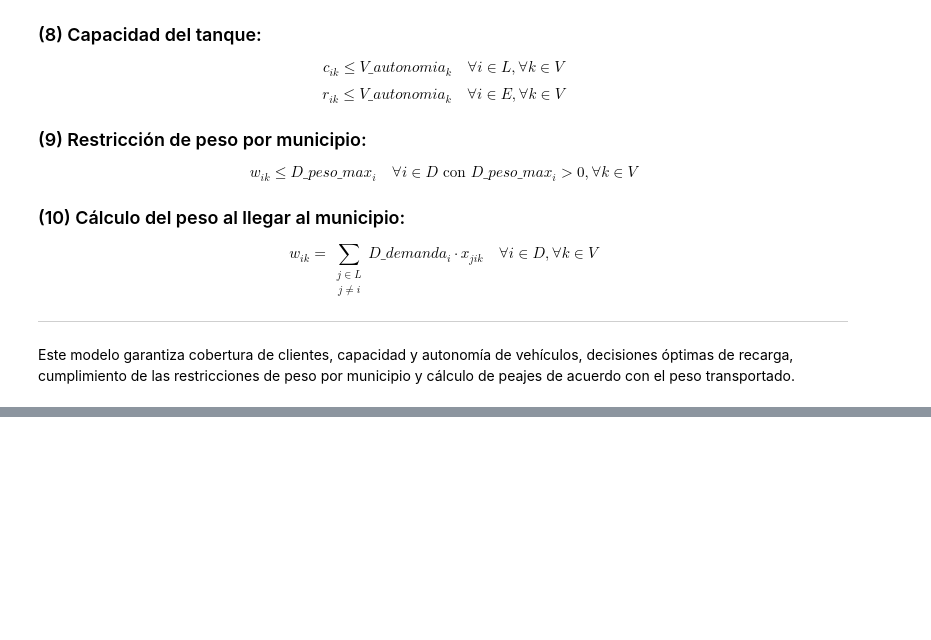
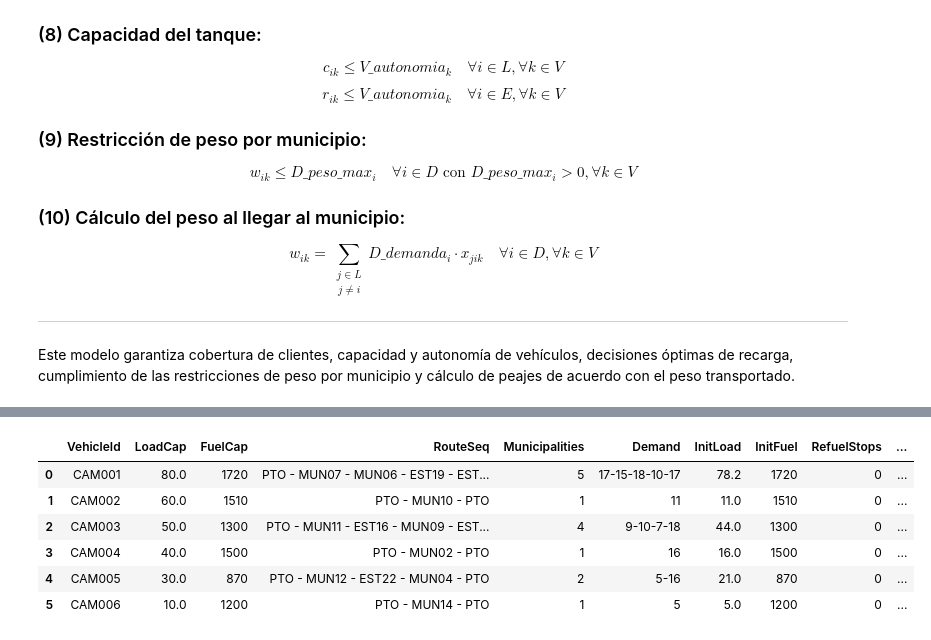
Before and after one commit to gabrielaeescobar/MOS-Proyecto, a Jupyter notebook: caso3.ipynb, the cells around one changed output, grey strips where cells are left out. Saved outputs shown, nothing was run; the diff lists cells and outputs as text; code cells hidden in the pictures; blank space fills up the shorter version.

```diff
--- a/caso3.ipynb
+++ b/caso3.ipynb
@@ -121,0 +333,87 @@ Este modelo garantiza cobertura de clientes, capacidad y autonomía de vehículo
+# %%
+def exportar_resultados_vehiculos_case3(Model, distancias, D_demanda, V_capacidad, V_autonomia, E_costo, L, D, E, V, costo_peaje, velocidad=50):
+    columnas = [
+        'VehicleId', 'LoadCap', 'FuelCap', 'RouteSeq', 'Municipalities', 'Demand',
+        'InitLoad', 'InitFuel', 'RefuelStops', 'RefuelAmounts', 'TollsVisited', 'TollCosts',
+        'VehicleWeights', 'Distance', 'Time', 'FuelCost', 'TollCost', 'TotalCost'
+    ]
+    resultados = []
+
+    for k in V:
+        ruta = [1]
+        actual = 1
+        while True:
+            siguiente = None
+            for j in L:
+                if j != actual and Model.x[actual, j, k].value and Model.x[actual, j, k].value > 0.5:
+                    siguiente = j
+                    ruta.append(j)
+                    actual = j
+                    break
+            if siguiente is None or actual == 1:
+                break
+
+        ruta_nombres = ['PTO'] + [
+            f"MUN{str(nodo).zfill(2)}" if nodo in D else
+            f"EST{str(nodo).zfill(2)}" if nodo in E else
+            f"PEA{str(nodo).zfill(2)}" for nodo in ruta[1:-1]
+        ] + ['PTO']
+
+        municipios = [n for n in ruta if n in D_demanda]
+        demandas = [D_demanda[n] for n in municipios]
+        total_demanda = sum(demandas)
+        distancia_total = sum(distancias[ruta[i]-1][ruta[i+1]-1] for i in range(len(ruta)-1))
+        tiempo = round(distancia_total / velocidad, 2)
+
+        refuel_stops = [i for i in ruta if i in E and Model.r[i, k].value > 0.1]
+        refuel_amounts = [round(Model.r[i, k].value, 2) for i in refuel_stops]
+        fuel_cost = round(sum(Model.r[i, k].value * E_costo[i] for i in E if Model.r[i, k].value > 0.1), 2)
+
+        tolls_visited = [(ruta[i], ruta[i+1]) for i in range(len(ruta)-1) if (ruta[i], ruta[i+1]) in costo_peaje]
+        toll_costs = []
+        for (i, j) in tolls_visited:
+            base, por_ton = costo_peaje.get((i, j), (0, 0))
+            if (j in D) and ((j, k) in Model.peso_total):
+                peso_real = Model.peso_total[j, k].value
+            else:
+                peso_real = 0
+            costo = base + por_ton * peso_real
+            toll_costs.append(round(costo, 2))
+        toll_total = round(sum(toll_costs), 2)
+
+        pesos_por_municipio = [int(D_demanda[m]) for m in municipios]
+
+        total_cost = round(distancia_total * (flete + mant) + fuel_cost + toll_total)
+
+        resultados.append([
+            f"CAM{str(k).zfill(3)}",
+            V_capacidad[k],
+            V_autonomia[k],
+            ' - '.join(ruta_nombres),
+            len(municipios),
+            '-'.join(str(int(d)) for d in demandas),
+            total_demanda,
+            V_autonomia[k],
+            len(refuel_stops),
+            '-'.join(str(a) for a in refuel_amounts) if refuel_amounts else '0',
+            len(tolls_visited),
+            '-'.join(str(tc) for tc in toll_costs) if toll_costs else '0',
+            '-'.join(str(p) for p in pesos_por_municipio),
+            round(distancia_total, 1),
+            tiempo,
+            fuel_cost,
+            toll_total,
+            total_cost
+        ])
+
+    df_resultados = pd.DataFrame(resultados, columns=columnas)
+    df_resultados.to_csv("Proyecto_C_Caso3/verificacion_caso3.csv", index=False)
+    print("Archivo verificacion_caso3.csv exportado correctamente.")
+    return df_resultados
+
+# Ejecutar después de resolver el modelo:
+df = exportar_resultados_vehiculos_case3(Model, distancias, D_demanda, V_capacidad, V_autonomia, E_costo, L, D, E, V, costo_peaje)
+from IPython.display import display
+
+display(df)
+# %% [output]
@@ -121,0 +421,7 @@ Este modelo garantiza cobertura de clientes, capacidad y autonomía de vehículo
+|  | VehicleId | LoadCap | FuelCap | RouteSeq | Municipalities | Demand | InitLoad | InitFuel | RefuelStops | ... |
+| 0 | CAM001 | 80.0 | 1720 | PTO - MUN07 - MUN06 - EST19 - EST... | 5 | 17-15-18-10-17 | 78.2 | 1720 | 0 | ... |
+| 1 | CAM002 | 60.0 | 1510 | PTO - MUN10 - PTO | 1 | 11 | 11.0 | 1510 | 0 | ... |
+| 2 | CAM003 | 50.0 | 1300 | PTO - MUN11 - EST16 - MUN09 - EST... | 4 | 9-10-7-18 | 44.0 | 1300 | 0 | ... |
+| 3 | CAM004 | 40.0 | 1500 | PTO - MUN02 - PTO | 1 | 16 | 16.0 | 1500 | 0 | ... |
+| 4 | CAM005 | 30.0 | 870 | PTO - MUN12 - EST22 - MUN04 - PTO | 2 | 5-16 | 21.0 | 870 | 0 | ... |
+| 5 | CAM006 | 10.0 | 1200 | PTO - MUN14 - PTO | 1 | 5 | 5.0 | 1200 | 0 | ... |
```
Also changed, not shown: parts of 6 cells of this notebook.
